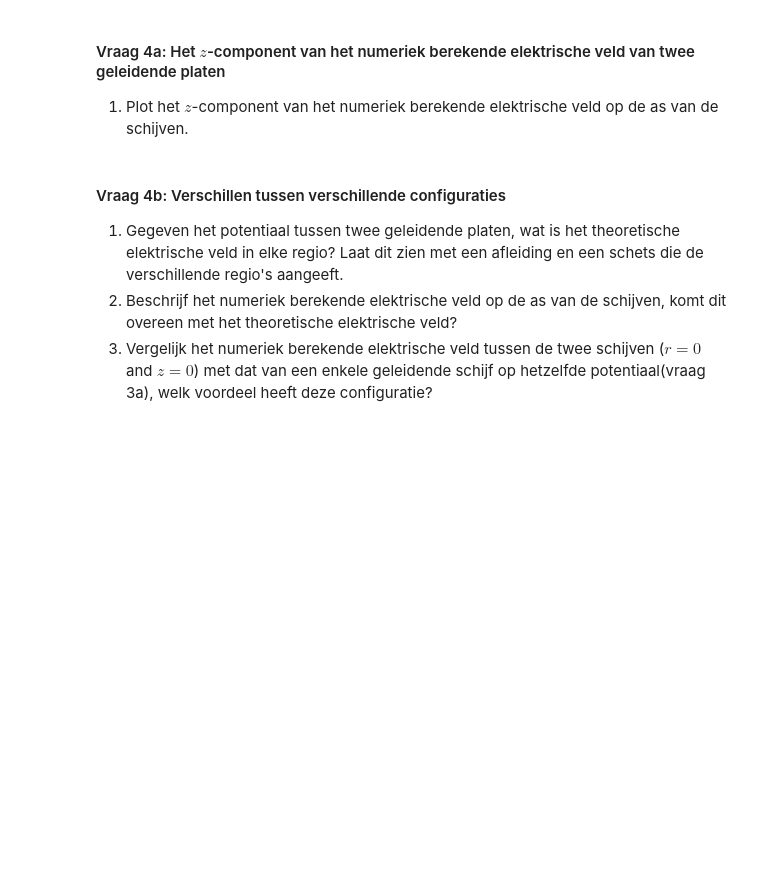
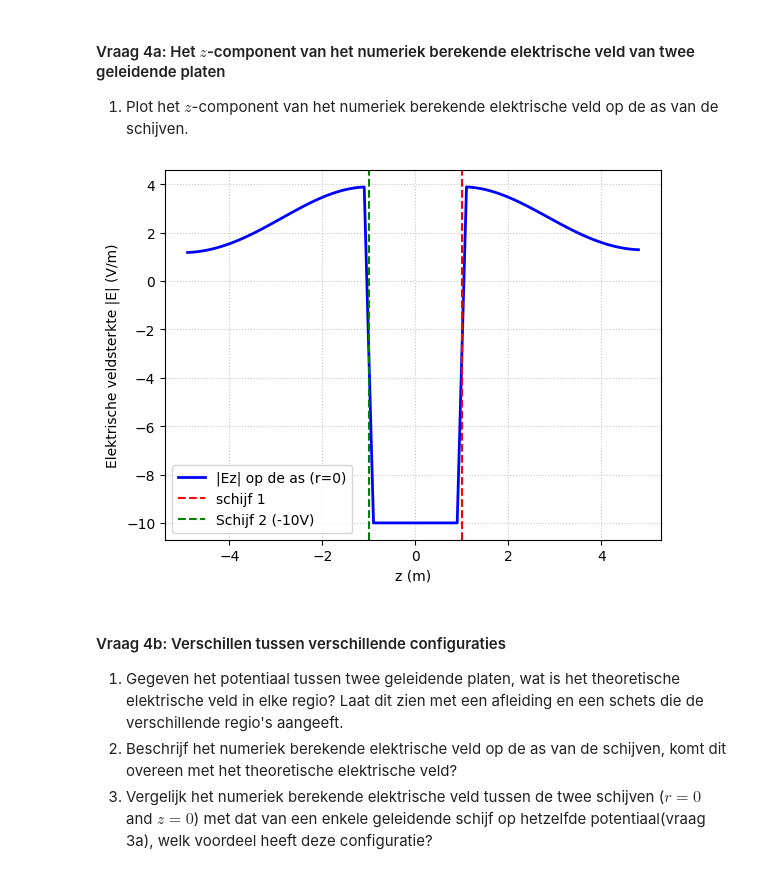
Before and after one commit to cedricleiden/DEF-D-opdrachten-Cedric-Peignier, a Jupyter notebook: DigitaleOntwerpopdrachten/1CondensatorOpdracht/CondensatorOntwerpopdracht.ipynb, the cells around one changed output. Drawn from its saved outputs; the diff is of its cells as text; code cells hidden in the pictures; blank space fills up the shorter version.

```diff
--- a/DigitaleOntwerpopdrachten/1CondensatorOpdracht/CondensatorOntwerpopdracht.ipynb
+++ b/DigitaleOntwerpopdrachten/1CondensatorOpdracht/CondensatorOntwerpopdracht.ipynb
@@ -563,9 +563,28 @@ plot_results_disk(Ez, Er, normE, V, r, z, grid_step, disk_radius, z_pos_disk1, z
 
 1. Plot het $z$-component van het numeriek berekende elektrische veld op de as van de schijven.
 # %%
-###
-###your code here###
-###
+
+
+axis_idx_r = 0
+
+# haal alleen de z waarden op de as
+# gebruiken z_for_E omdat de randpunten zijn weggevallen bij de berekening
+Ez_axis = Ez[:, axis_idx_r]
+
+# Plot de resultaten
+
+plt.plot(z_for_E, Ez_axis, label='|Ez| op de as (r=0)', color='blue', linewidth=2)
+
+# Markeer de positie van de schijf
+plt.axvline(x=z_pos_disk1, color='red', linestyle='--', label='schijf 1')
+plt.axvline(x=z_pos_disk2, color='green', linestyle='--', label=f'Schijf 2 ({V2}V)')
+plt.xlabel('z (m)')
+plt.ylabel('Elektrische veldsterkte |E| (V/m)')
+plt.grid(True, linestyle=':', alpha=0.7)
+plt.legend()
+plt.show()
+# %% [output]
+[figure, added]
 # %% [markdown]
 #### Vraag 4b: Verschillen tussen verschillende configuraties
 
```
Also changed, not shown: parts of 4 cells of this notebook.
